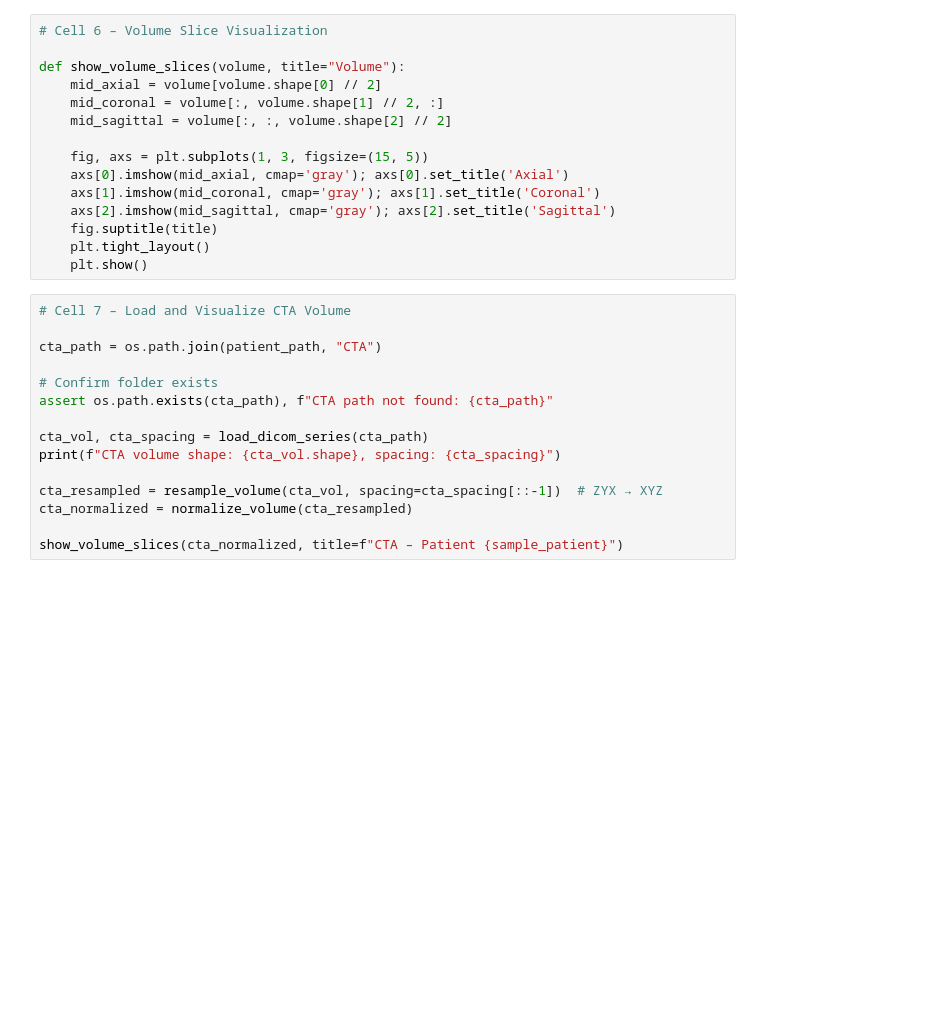
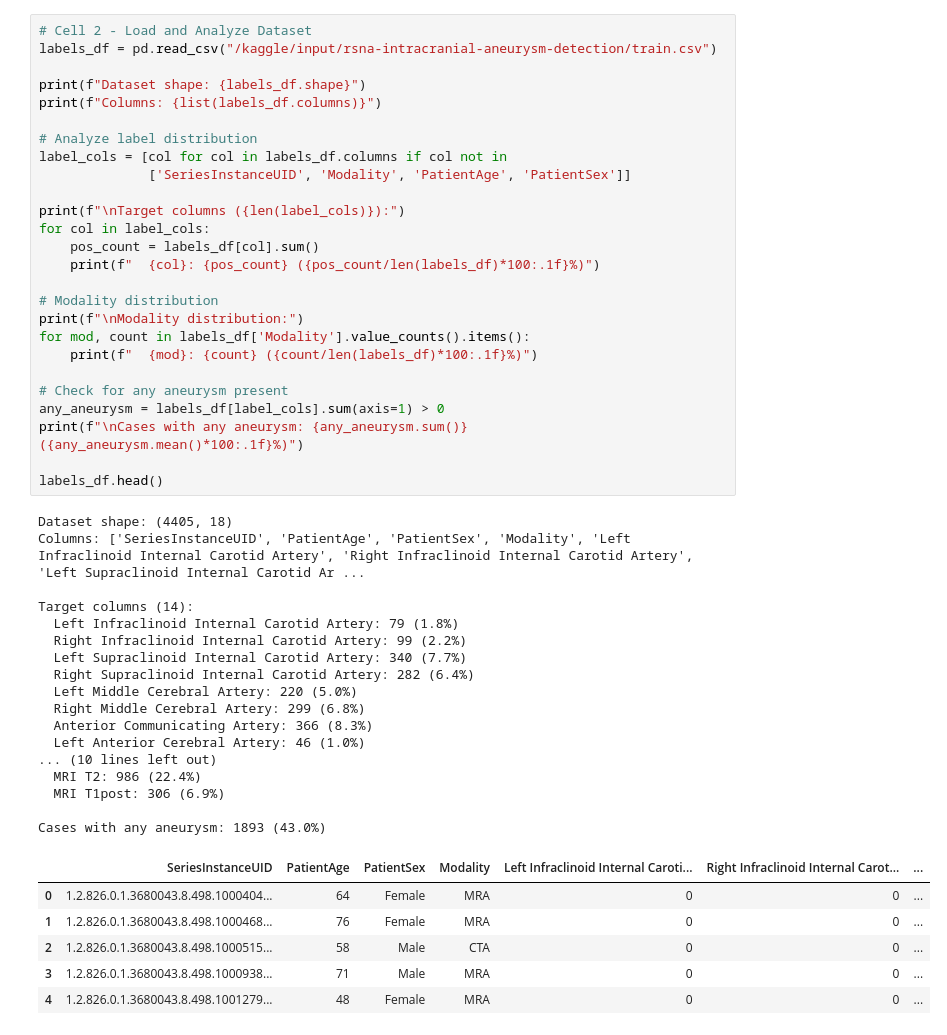
Before and after one commit to seamusmack/AIML-Resources, a Jupyter notebook: rsna-day1-load-ipynb.ipynb, the cells around one changed output. Drawn from its saved outputs; the diff is of its cells as text; blank space fills up the shorter version.

```diff
--- a/rsna-day1-load-ipynb.ipynb
+++ b/rsna-day1-load-ipynb.ipynb
@@ -177,30 +13,50 @@ def normalize_volume(volume, clip_bounds=(-1000, 1000)):
-# %%
-# Cell 6 – Volume Slice Visualization
-
-def show_volume_slices(volume, title="Volume"):
-    mid_axial = volume[volume.shape[0] // 2]
-    mid_coronal = volume[:, volume.shape[1] // 2, :]
-    mid_sagittal = volume[:, :, volume.shape[2] // 2]
-
-    fig, axs = plt.subplots(1, 3, figsize=(15, 5))
-    axs[0].imshow(mid_axial, cmap='gray'); axs[0].set_title('Axial')
-    axs[1].imshow(mid_coronal, cmap='gray'); axs[1].set_title('Coronal')
-    axs[2].imshow(mid_sagittal, cmap='gray'); axs[2].set_title('Sagittal')
-    fig.suptitle(title)
-    plt.tight_layout()
-    plt.show()
-# %%
-# Cell 7 – Load and Visualize CTA Volume
-
-cta_path = os.path.join(patient_path, "CTA")
-
-# Confirm folder exists
-assert os.path.exists(cta_path), f"CTA path not found: {cta_path}"
-
-cta_vol, cta_spacing = load_dicom_series(cta_path)
-print(f"CTA volume shape: {cta_vol.shape}, spacing: {cta_spacing}")
-
-cta_resampled = resample_volume(cta_vol, spacing=cta_spacing[::-1])  # ZYX → XYZ
-cta_normalized = normalize_volume(cta_resampled)
-
-show_volume_slices(cta_normalized, title=f"CTA – Patient {sample_patient}")
+# %%
+# Cell 2 - Load and Analyze Dataset
+labels_df = pd.read_csv("/kaggle/input/rsna-intracranial-aneurysm-detection/train.csv")
+
+print(f"Dataset shape: {labels_df.shape}")
+print(f"Columns: {list(labels_df.columns)}")
+
+# Analyze label distribution
+label_cols = [col for col in labels_df.columns if col not in
+              ['SeriesInstanceUID', 'Modality', 'PatientAge', 'PatientSex']]
+
+print(f"\nTarget columns ({len(label_cols)}):")
+for col in label_cols:
+    pos_count = labels_df[col].sum()
+    print(f"  {col}: {pos_count} ({pos_count/len(labels_df)*100:.1f}%)")
+
+# Modality distribution
+print(f"\nModality distribution:")
+for mod, count in labels_df['Modality'].value_counts().items():
+    print(f"  {mod}: {count} ({count/len(labels_df)*100:.1f}%)")
+
+# Check for any aneurysm present
+any_aneurysm = labels_df[label_cols].sum(axis=1) > 0
+print(f"\nCases with any aneurysm: {any_aneurysm.sum()} ({any_aneurysm.mean()*100:.1f}%)")
+
+labels_df.head()
+# %% [output]
+Dataset shape: (4405, 18)
+Columns: ['SeriesInstanceUID', 'PatientAge', 'PatientSex', 'Modality', 'Left Infraclinoid Internal Carotid Artery', 'Right Infraclinoid Internal Carotid Artery', 'Left Supraclinoid Internal Carotid Ar ...
+
+Target columns (14):
+  Left Infraclinoid Internal Carotid Artery: 79 (1.8%)
+  Right Infraclinoid Internal Carotid Artery: 99 (2.2%)
+  Left Supraclinoid Internal Carotid Artery: 340 (7.7%)
+  Right Supraclinoid Internal Carotid Artery: 282 (6.4%)
+  Left Middle Cerebral Artery: 220 (5.0%)
+  Right Middle Cerebral Artery: 299 (6.8%)
+  Anterior Communicating Artery: 366 (8.3%)
+  Left Anterior Cerebral Artery: 46 (1.0%)
+... (10 lines left out)
+  MRI T2: 986 (22.4%)
+  MRI T1post: 306 (6.9%)
+
+Cases with any aneurysm: 1893 (43.0%)
+|  | SeriesInstanceUID | PatientAge | PatientSex | Modality | Left Infraclinoid Internal Caroti... | Right Infraclinoid Internal Carot... | ... |
+| 0 | 1.2.826.0.1.3680043.8.498.1000404... | 64 | Female | MRA | 0 | 0 | ... |
+| 1 | 1.2.826.0.1.3680043.8.498.1000468... | 76 | Female | MRA | 0 | 0 | ... |
+| 2 | 1.2.826.0.1.3680043.8.498.1000515... | 58 | Male | CTA | 0 | 0 | ... |
+| 3 | 1.2.826.0.1.3680043.8.498.1000938... | 71 | Male | MRA | 0 | 0 | ... |
+| 4 | 1.2.826.0.1.3680043.8.498.1001279... | 48 | Female | MRA | 0 | 0 | ... |
```
Also changed, not shown: parts of 27 cells of this notebook.
